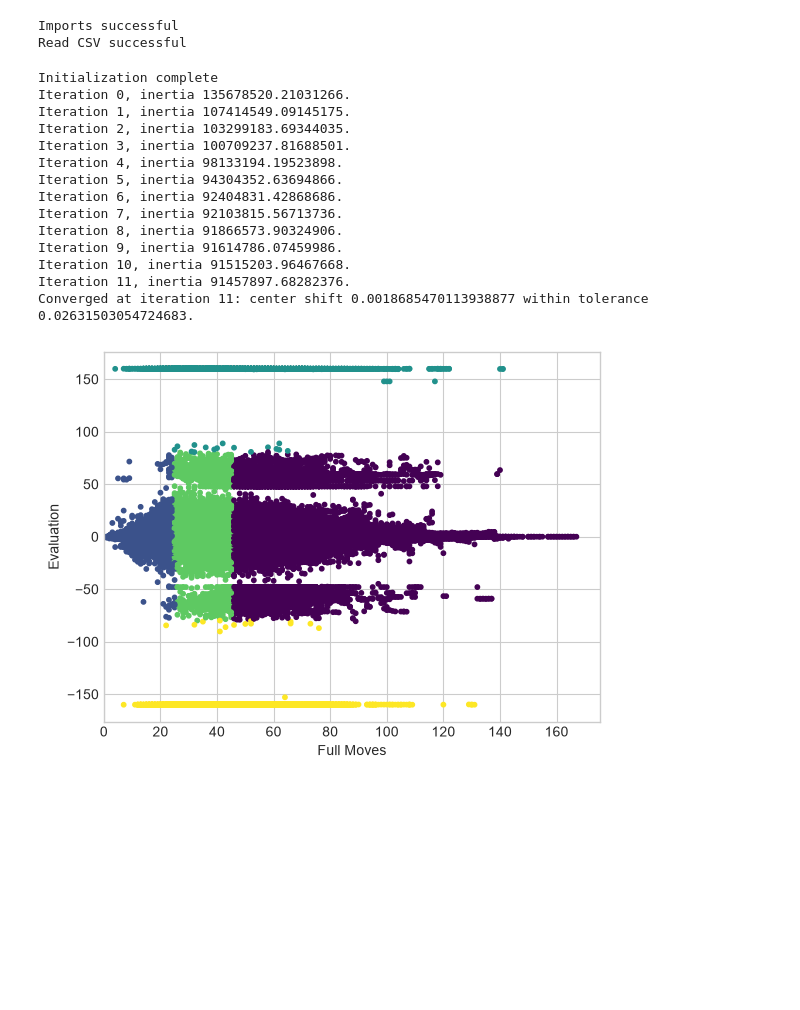
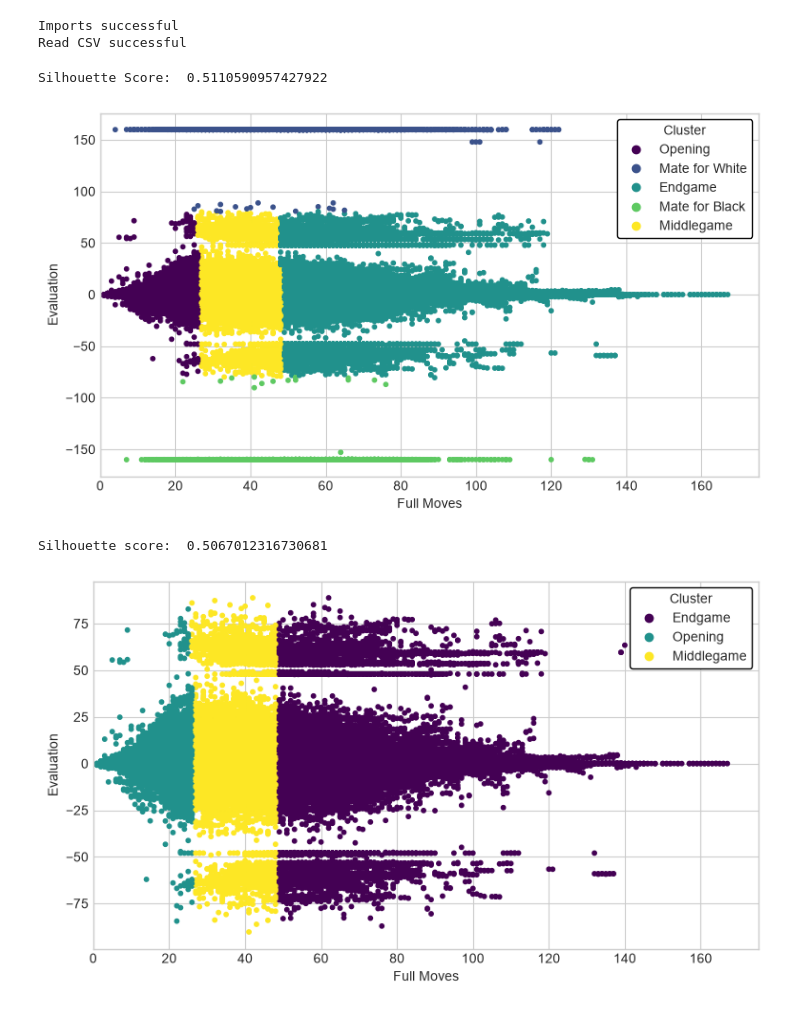
Before and after one commit to GreatBrandon/DataSciencePortfolio, a Jupyter notebook: KMeansClustering.ipynb, the cells around one changed output. Saved outputs shown, nothing was run; the diff lists cells and outputs as text; code cells hidden in the pictures; blank space fills up the shorter version.

Commit message:
Finish implementing K means clustering analysis TODO: markdown and explanations

```diff
--- a/KMeansClustering.ipynb
+++ b/KMeansClustering.ipynb
@@ -10,45 +10,53 @@ import matplotlib.pyplot as plt
 plt.style.use('seaborn-v0_8-whitegrid')
 
 print("Imports successful")
-csv = pd.read_csv('chessData_formatted.csv', nrows=1000000)
+csv = pd.read_csv('chessData_formatted.csv', nrows=1_000_000)
 print("Read CSV successful")
 # %% [output]
 Imports successful
 Read CSV successful
+# %%
+SEED = 67
+def displayGraph(data, y_kmeans, labels):
+    plt.figure(figsize=[9,5])
+    scatter = plt.scatter(data[:, 0], data[:, 1], s=10, c=y_kmeans, cmap="viridis")
+    handles, _ = scatter.legend_elements()
+    plt.legend(handles=handles, labels=labels, title="Cluster", loc="upper right", frameon=True, framealpha=1, facecolor="white", edgecolor="black")
+    plt.xlabel('Full Moves')
+    plt.ylabel('Evaluation')
+    plt.xlim(0)
+    plt.show()
 # %%
 from sklearn.cluster import KMeans
+from sklearn.metrics import silhouette_score
 
 fullMoves = csv["fullMoves"].values
 evaluation = csv["Evaluation"].values / 100
 
-kmeans = KMeans(n_clusters=5, random_state=13, verbose=True)
+kmeans = KMeans(n_clusters=5, random_state=SEED)
 data = np.column_stack((fullMoves, evaluation))
 kmeans.fit(data)
 y_kmeans = kmeans.predict(data)
 
+score = silhouette_score(data, y_kmeans, sample_size=10_000, random_state=SEED)
+print("Silhouette Score: ", score)
 
-# cmap = plt.get_cmap("viridis")
-# for k in range(5):
-#     m = y_kmeans == k
-#     plt.plot(data[m, 0], data[m, 1], ",", color=cmap(k / 4), label=f"Cluster {k}")
-plt.scatter(data[:, 0], data[:, 1], s=10, c=y_kmeans, cmap="viridis")
-plt.xlabel('Full Moves')
-plt.ylabel('Evaluation')
-plt.xlim(0)
-plt.show()
+displayGraph(data, y_kmeans, ["Opening", "Mate for White", "Endgame", "Mate for Black", "Middlegame"])
 # %% [output]
-Initialization complete
-Iteration 0, inertia 135678520.21031266.
-Iteration 1, inertia 107414549.09145175.
-Iteration 2, inertia 103299183.69344035.
-Iteration 3, inertia 100709237.81688501.
-Iteration 4, inertia 98133194.19523898.
-Iteration 5, inertia 94304352.63694866.
-Iteration 6, inertia 92404831.42868686.
-Iteration 7, inertia 92103815.56713736.
-Iteration 8, inertia 91866573.90324906.
-Iteration 9, inertia 91614786.07459986.
-Iteration 10, inertia 91515203.96467668.
-Iteration 11, inertia 91457897.68282376.
-Converged at iteration 11: center shift 0.0018685470113938877 within tolerance 0.02631503054724683.
+Silhouette Score:  0.5110590957427922
-[figure, old version]
+[figure, new version]
+# %%
+mask = np.abs(data[:, 1]) < 100
+cappedData = data[mask]
+
+capped_kmeans = KMeans(n_clusters=3, random_state=SEED)
+capped_kmeans.fit(cappedData)
+capped_y_kmeans = capped_kmeans.predict(cappedData)
+
+score2 = silhouette_score(cappedData, capped_y_kmeans, sample_size=10_000, random_state=SEED)
+print("Silhouette score: ", score2)
+
+displayGraph(cappedData, capped_y_kmeans, ["Endgame", "Opening", "Middlegame"])
+# %% [output]
+Silhouette score:  0.5067012316730681
+[figure, added]
```
Also changed, not shown: parts of 1 cell of this notebook.
